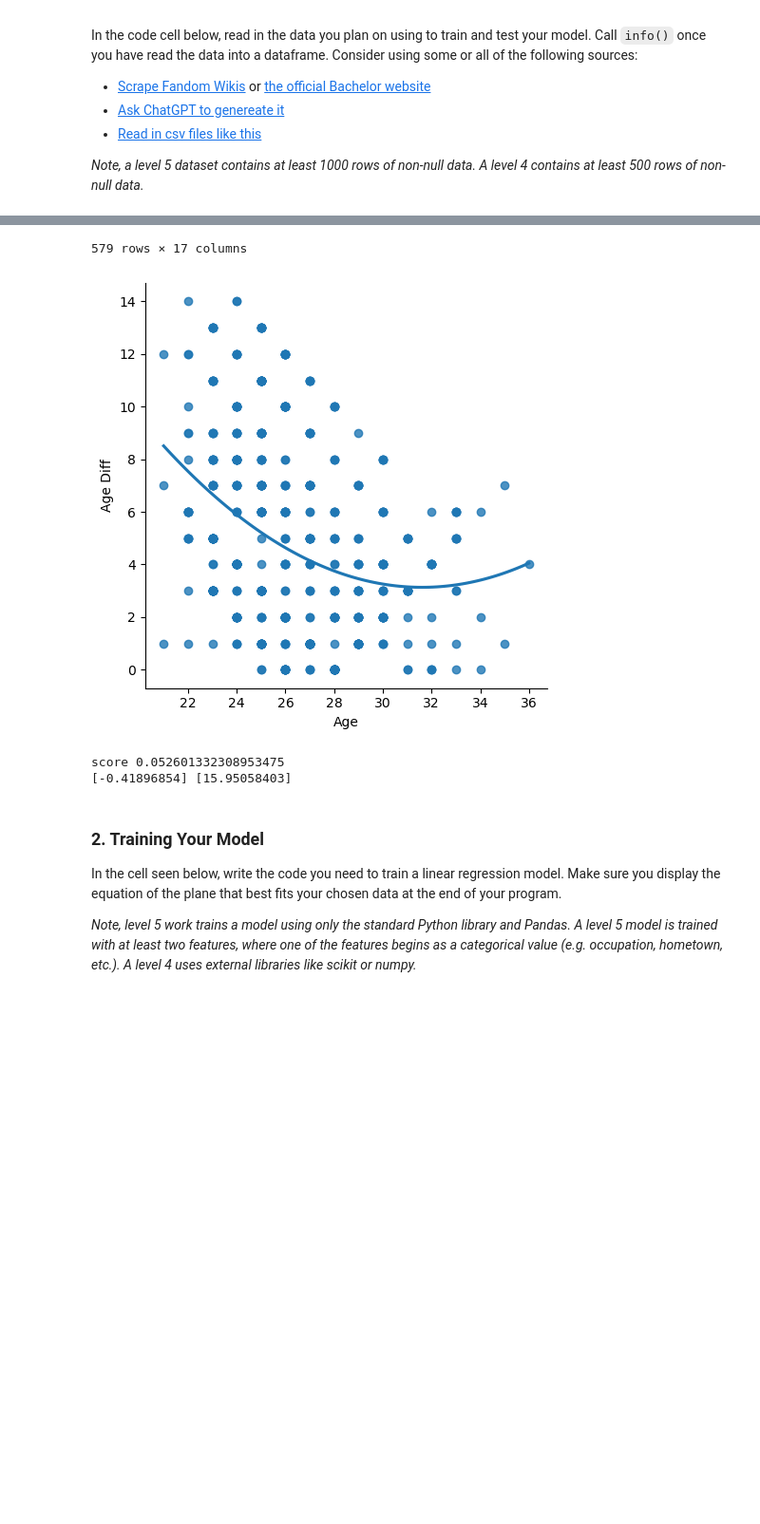
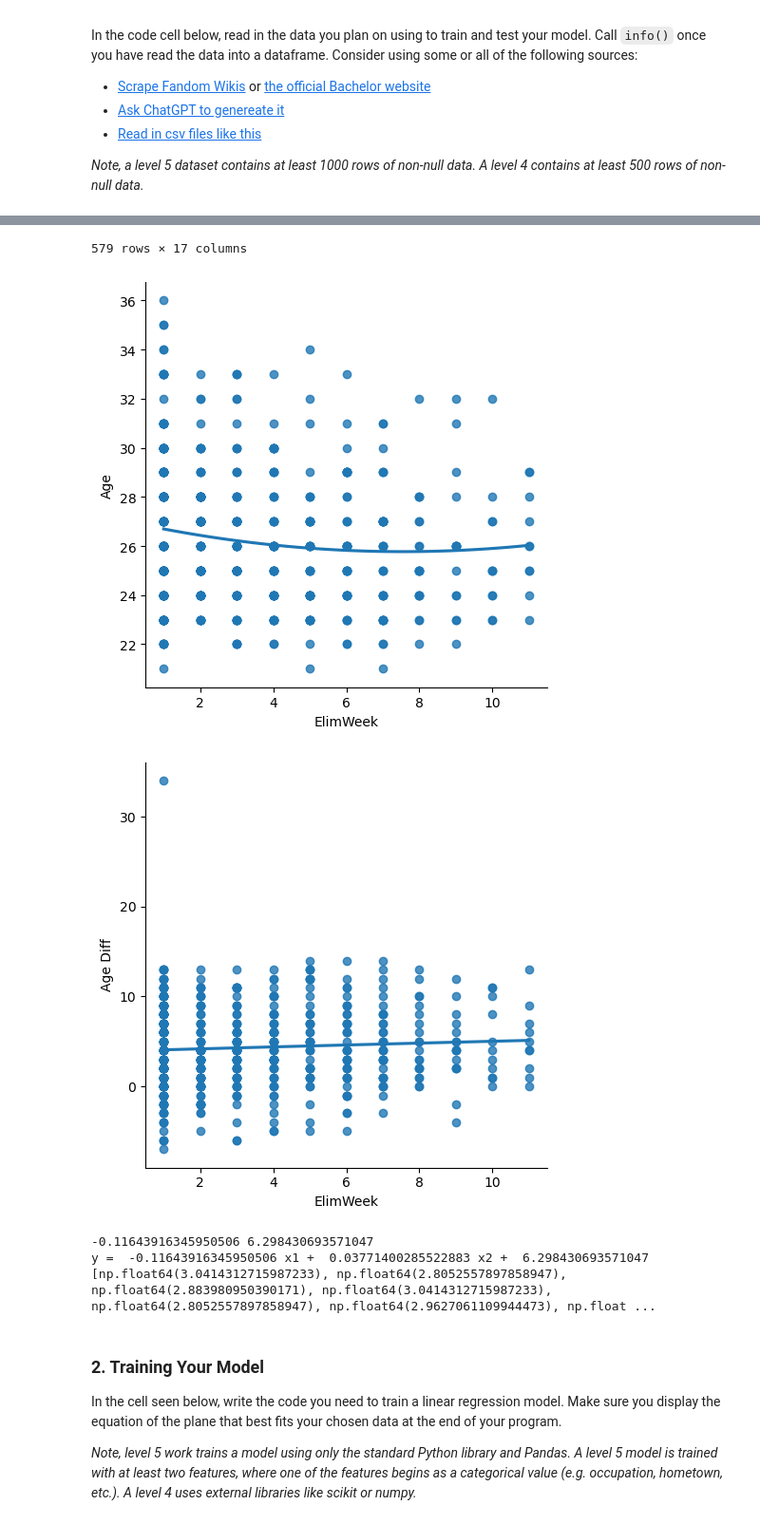
Before and after one commit to Duedot43/AIClass, a Jupyter notebook: Simester Two/Unit 1/bach/RFP+#1+Template.ipynb, the cells around one changed output, grey strips where cells are left out. Shown at 95% size. Cells and saved outputs as stored; diff of their text form; code cells hidden in the pictures; blank space fills up the shorter version.

```diff
--- a/Simester Two/Unit 1/bach/RFP+#1+Template.ipynb
+++ b/Simester Two/Unit 1/bach/RFP+#1+Template.ipynb
@@ -29,6 +29,7 @@ import numpy as np
 #import datetime
 import requests as rq
 import pickle
+import math
 #import json
 #import time
 #from collections import Counter
@@ -36,6 +37,7 @@ import matplotlib.pyplot as plt
 from sklearn import preprocessing, svm
 from sklearn.model_selection import train_test_split
 from sklearn.linear_model import LinearRegression
+from sklearn.metrics import mean_squared_error
 
 def save_pickle(file, value):
     pickle.dump(value, open(file, "wb"))
@@ -63,30 +65,63 @@ def load_pickle(file):
 #for x in load_pickle("s9.p")[0].find_all("table", {"class": "wikitable sortable"})[0].find("tbody").find_all("tr"):
 
 bach = pd.read_csv("bach.csv", encoding='unicode_escape')
+cont = pd.read_csv("cont.csv")
+count = bach.count()['Name']
+
+for x in range(0,count-1):
+    try:
+        if int(bach.iloc[x]['Is Older']) == 1:
+            bach.loc[x, 'Age Diff'] *= -1
+    except:
+        bach.drop(x)
 
 display(bach)
 
-sb.lmplot(x ="Age", y ="Age Diff", data = bach, order = 2, ci = None)
+sb.lmplot(x ="ElimWeek", y ="Age", data = bach, order = 2, ci = None)
+plt.show()
+sb.lmplot(x ="ElimWeek", y ="Age Diff", data = bach, order = 2, ci = None)
 plt.show()
 
 bach.fillna(method ='ffill', inplace = True)
 
-x = np.array(bach['Age']).reshape(-1, 1)
-y = np.array(bach['Age Diff']).reshape(-1, 1)
+#x = np.array(bach['Age']).reshape(-1, 1)
+x = bach[['Age', 'Age Diff']]
+#y = np.array(bach['ElimWeek']).reshape(-1, 1)
+y = bach['ElimWeek']
 
-X_train, X_test, y_train, y_test = train_test_split(x, y, test_size = 0.25)
+X_train, X_test, y_train, y_test = train_test_split(x, y, test_size=0.30, random_state=42)
 
 regr = LinearRegression()
 
 
 
-"fit", regr.fit(X_train, y_train)
-print("score", regr.score(X_test, y_test))
+regr.fit(X_train, y_train)
+#print("score", regr.score(X_test, y_test))
 
 slope = regr.coef_[0]
 intercept = regr.intercept_
 print(slope, intercept)
 
+m1 = regr.coef_[0]
+m2 = regr.coef_[1]
+b = regr.intercept_
+print("y = ", m1, "x1 + ", m2, "x2 + ", b )
+
+predictions = regr.predict(X_test)
+#print(predictions)
+#print(math.sqrt(mean_squared_error(y_test, predictions)))
+
+predics = []
+
+for x in cont.values.tolist():
+    y = (m1 * x[0]) + (m2 * x[1]) + b
+    predics.append(y)
+
+print(predics)
+#print("If a contestent is 23 years old and they are 4 years older than the bacholer then they most likley will be eliminated in week", y)
+
+#print(bach["ElimWeek"].max())
+
 #regr.fit(x, y)
 #print(regr.score(x, y))
 # %% [output]
@@ -101,11 +136,13 @@ print(slope, intercept)
 | 575 | Lindsay Dobbs | 27.0 | 0.0 | 1.0 | Neonatal Nurse | Medical | Warner Robins, Georgia | Warner Robins | Georgia | South | ... |
 | 576 | Rianna Hockaday | 26.0 | 0.0 | 2.0 | Registered Nurse | Medical | Mount Pleasant, Texas | Mount Pleasant | Texas | South | ... |
 | 577 | Samantha Jeffries | 26.0 | 0.0 | 2.0 | Occupational Therapist | Medical | Dayton, Ohio | Dayton | Ohio | Midwest | ... |
 | 578 | Claire Heilig | 28.0 | 0.0 | 0.0 | Spray Tanner | Retail/Services/Entrepreneur | Virginia Beach, Virginia | Virginia Beach | Virginia | South | ... |
 579 rows × 17 columns
-[figure, old version]
+[figure, new version]
+[figure, added]
-score 0.052601332308953475
-[-0.41896854] [15.95058403]
+-0.11643916345950506 6.298430693571047
+y =  -0.11643916345950506 x1 +  0.03771400285522883 x2 +  6.298430693571047
+[np.float64(3.0414312715987233), np.float64(2.8052557897858947), np.float64(2.883980950390171), np.float64(3.0414312715987233), np.float64(2.8052557897858947), np.float64(2.9627061109944473), np.float ...
 # %% [markdown]
 ### 2. Training Your Model
 In the cell seen below, write the code you need to train a linear regression model. Make sure you display the equation of the plane that best fits your chosen data at the end of your program.
```
Also changed, not shown: parts of 2 cells of this notebook, 1 other file.
